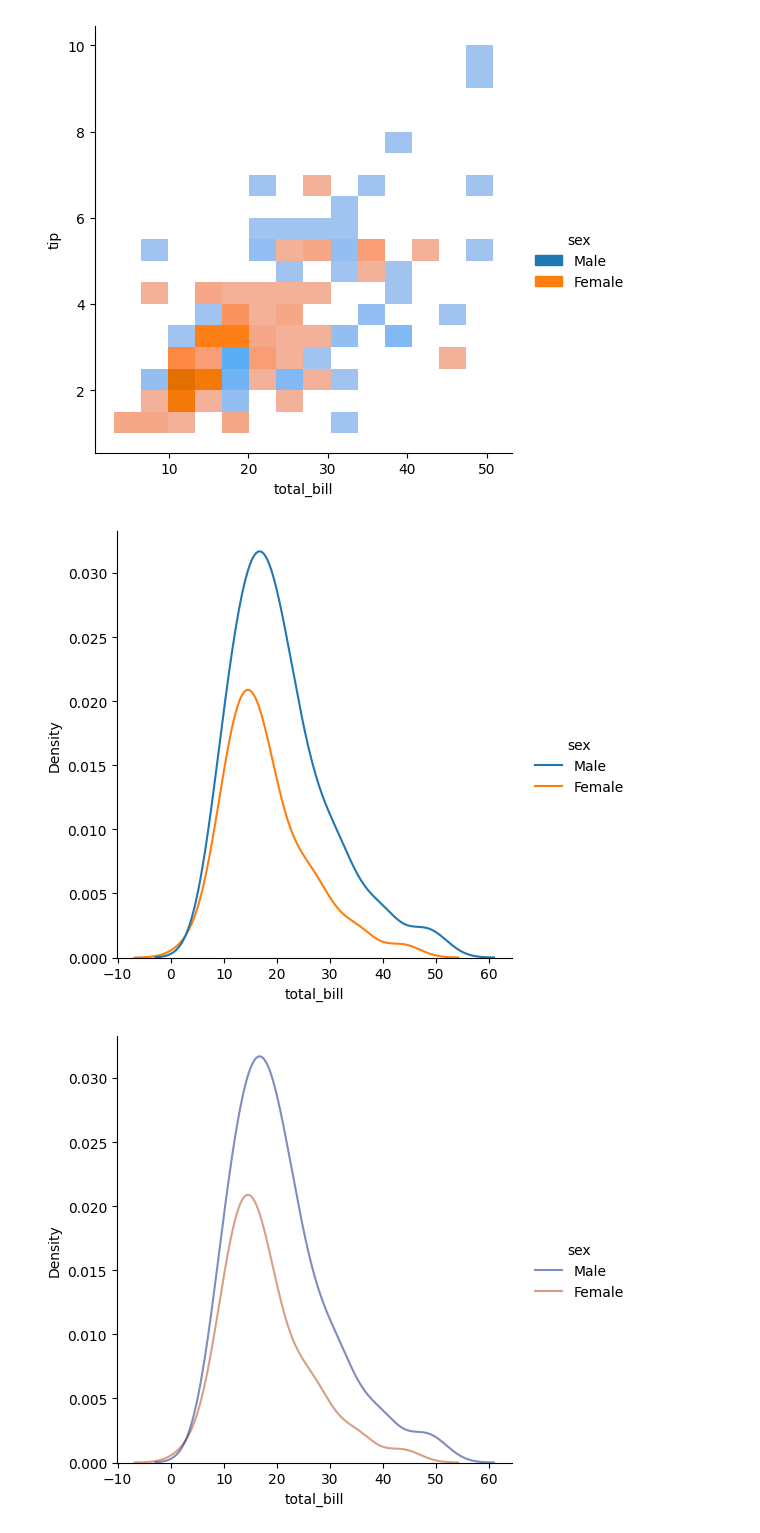
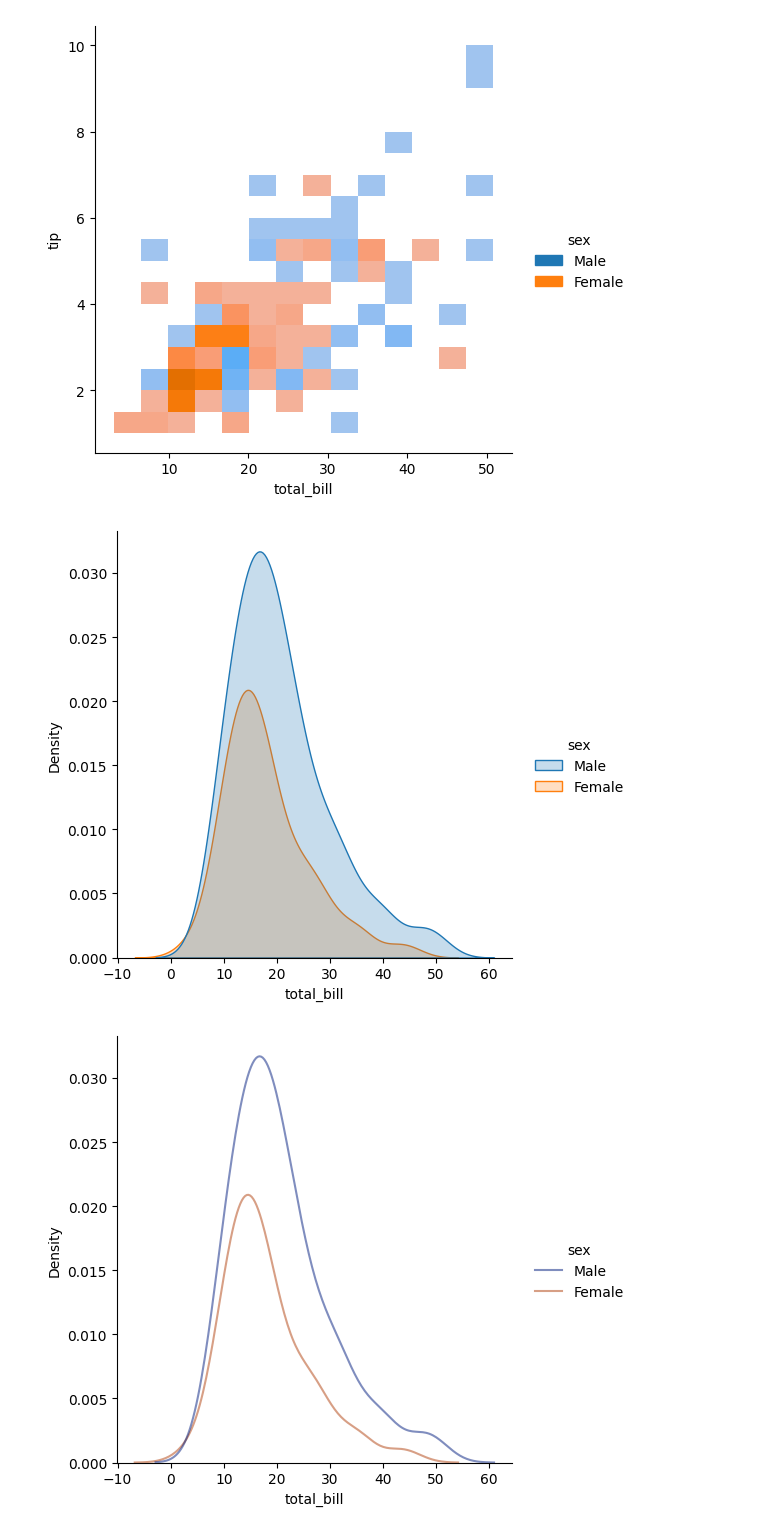
Before and after one commit to fenilenvinileno97/matplotlib-sns, a Jupyter notebook: matplotlib-sns/10_most_used.ipynb, the cells around one changed output. Cells and saved outputs as stored; diff of their text form; code cells hidden in the pictures.

```diff
--- a/matplotlib-sns/10_most_used.ipynb
+++ b/matplotlib-sns/10_most_used.ipynb
@@ -39,8 +39,8 @@ plt.show()
 # %% [output]
 [figure]
 # %%
-sns.displot(data= tips, x= 'total_bill', hue = 'sex', kind = 'kde')
+sns.displot(data= tips, x= 'total_bill', hue = 'sex', kind = 'kde', fill=True)
 plt.show()
 # %% [output]
-[figure, old version]
+[figure, new version]
 # %%
```
Also changed, not shown: parts of 1 cell of this notebook, 4 other files.
